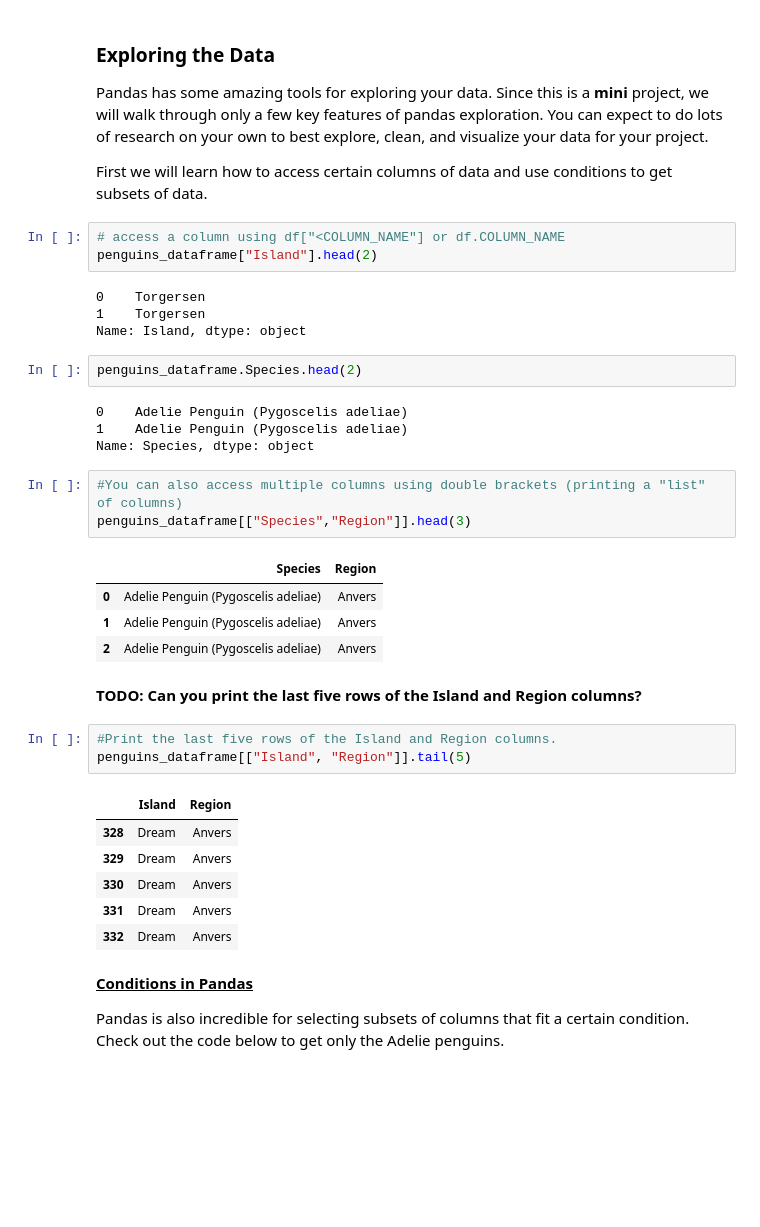
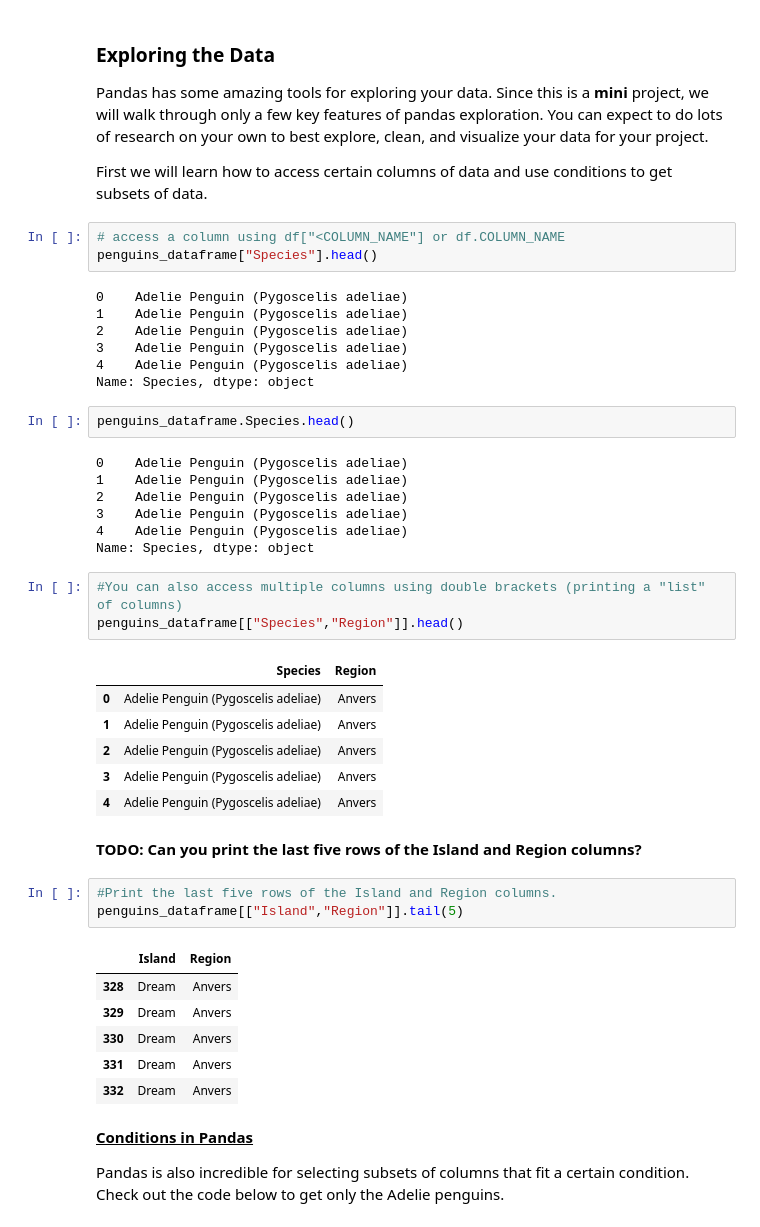
Before and after one commit to Shaif95/AICamp_DS, a Jupyter notebook: EDA_mini_project.ipynb, the cells around one changed output. Cells and saved outputs as stored; diff of their text form; blank space fills up the shorter version.

```diff
--- a/EDA_mini_project.ipynb
+++ b/EDA_mini_project.ipynb
@@ -124,30 +121,38 @@ Pandas has some amazing tools for exploring your data. Since this is a **mini**
 First we will learn how to access certain columns of data and use conditions to get subsets of data.
 # %%
 # access a column using df["<COLUMN_NAME"] or df.COLUMN_NAME
-penguins_dataframe["Island"].head(2)
+penguins_dataframe["Species"].head()
 # %% [output]
-0    Torgersen
-1    Torgersen
-Name: Island, dtype: object
+0    Adelie Penguin (Pygoscelis adeliae)
+1    Adelie Penguin (Pygoscelis adeliae)
+2    Adelie Penguin (Pygoscelis adeliae)
+3    Adelie Penguin (Pygoscelis adeliae)
+4    Adelie Penguin (Pygoscelis adeliae)
+Name: Species, dtype: object
 # %%
-penguins_dataframe.Species.head(2)
+penguins_dataframe.Species.head()
 # %% [output]
 0    Adelie Penguin (Pygoscelis adeliae)
 1    Adelie Penguin (Pygoscelis adeliae)
+2    Adelie Penguin (Pygoscelis adeliae)
+3    Adelie Penguin (Pygoscelis adeliae)
+4    Adelie Penguin (Pygoscelis adeliae)
 Name: Species, dtype: object
 # %%
 #You can also access multiple columns using double brackets (printing a "list" of columns)
-penguins_dataframe[["Species","Region"]].head(3)
+penguins_dataframe[["Species","Region"]].head()
 # %% [output]
 |  | Species | Region |
 | 0 | Adelie Penguin (Pygoscelis adeliae) | Anvers |
 | 1 | Adelie Penguin (Pygoscelis adeliae) | Anvers |
 | 2 | Adelie Penguin (Pygoscelis adeliae) | Anvers |
+| 3 | Adelie Penguin (Pygoscelis adeliae) | Anvers |
+| 4 | Adelie Penguin (Pygoscelis adeliae) | Anvers |
 # %% [markdown]
 **TODO: Can you print the last five rows of the Island and Region columns?**
 # %%
 #Print the last five rows of the Island and Region columns.
-penguins_dataframe[["Island", "Region"]].tail(5)
+penguins_dataframe[["Island","Region"]].tail(5)
 # %% [output]
 |  | Island | Region |
 | 328 | Dream | Anvers |
```
Also changed, not shown: parts of 22 cells of this notebook.
